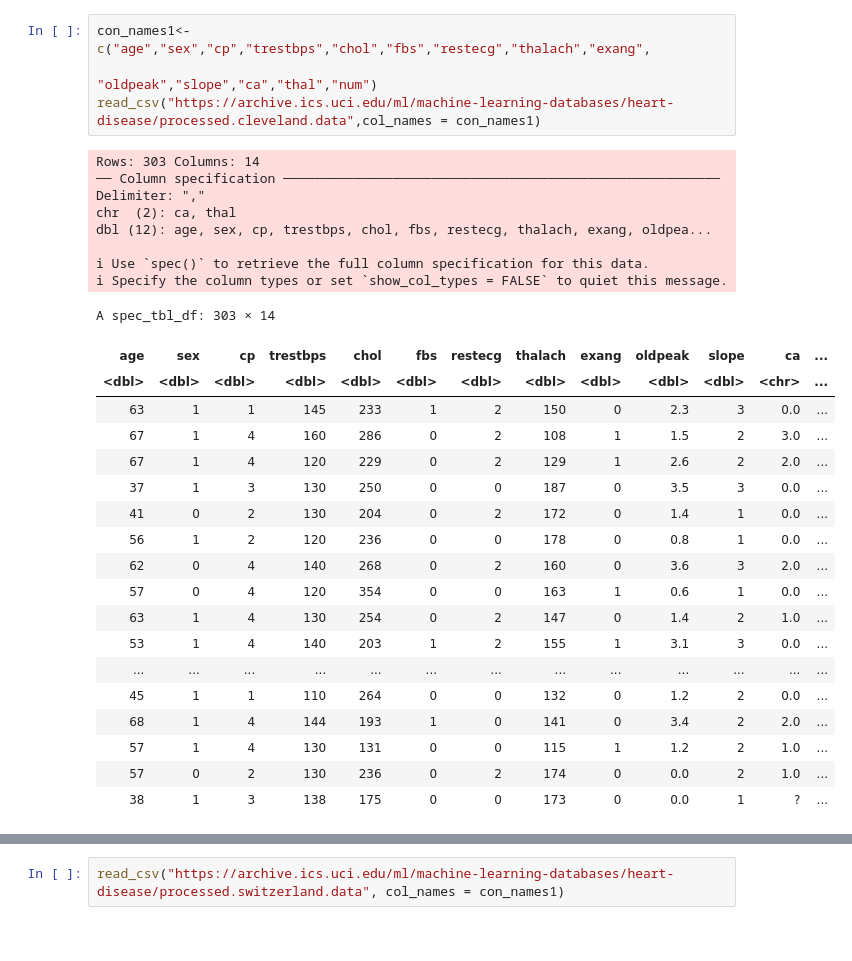
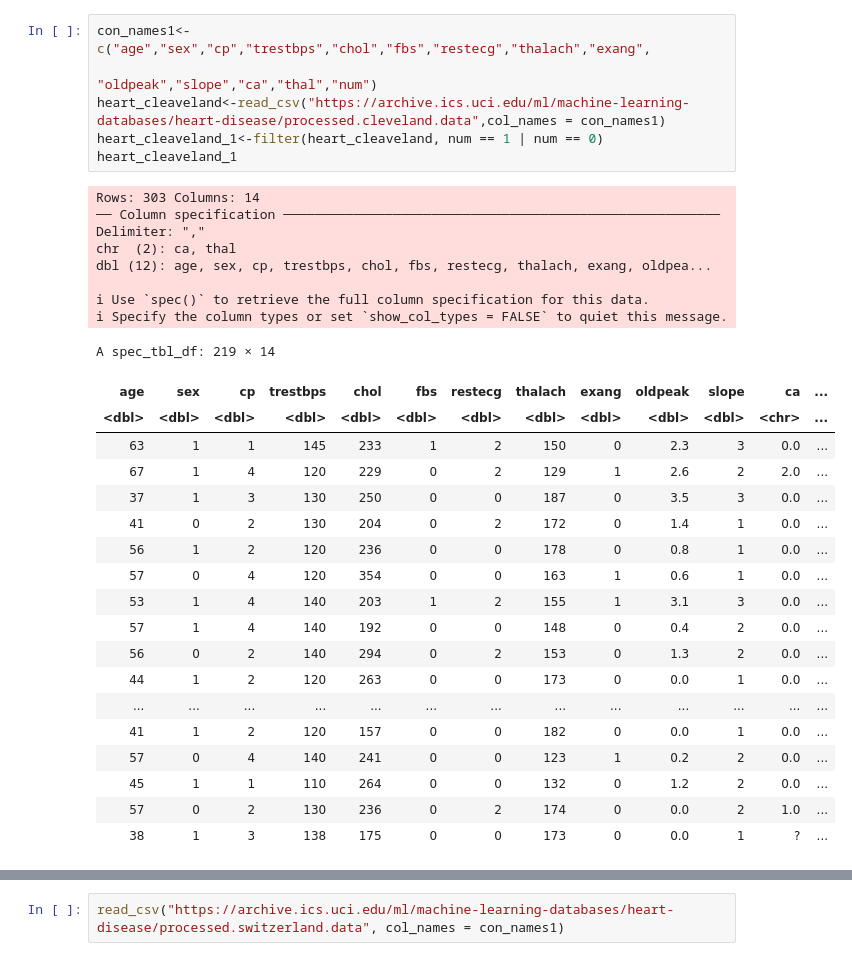
Before and after one commit to justinlook/dsci-100-2022w1-group-10, a Jupyter notebook: 4dataframes.ipynb, the cells around one changed output, grey strips where cells are left out. Cells and saved outputs as stored; diff of their text form.

```diff
--- a/4dataframes.ipynb
+++ b/4dataframes.ipynb
@@ -14,32 +22,34 @@ library(tidyverse)
 # %%
 con_names1<-c("age","sex","cp","trestbps","chol","fbs","restecg","thalach","exang",
                                                  "oldpeak","slope","ca","thal","num")
-read_csv("https://archive.ics.uci.edu/ml/machine-learning-databases/heart-disease/processed.cleveland.data",col_names = con_names1)
+heart_cleaveland<-read_csv("https://archive.ics.uci.edu/ml/machine-learning-databases/heart-disease/processed.cleveland.data",col_names = con_names1)
+heart_cleaveland_1<-filter(heart_cleaveland, num == 1 | num == 0)
+heart_cleaveland_1
 # %% [output]
 Rows: 303 Columns: 14
 ── Column specification ────────────────────────────────────────────────────────
 Delimiter: ","
 chr  (2): ca, thal
 dbl (12): age, sex, cp, trestbps, chol, fbs, restecg, thalach, exang, oldpea...
 
 ℹ Use `spec()` to retrieve the full column specification for this data.
 ℹ Specify the column types or set `show_col_types = FALSE` to quiet this message.
-A spec_tbl_df: 303 × 14
+A spec_tbl_df: 219 × 14
 | age | sex | cp | trestbps | chol | fbs | restecg | thalach | exang | oldpeak | slope | ca | ... |
 | <dbl> | <dbl> | <dbl> | <dbl> | <dbl> | <dbl> | <dbl> | <dbl> | <dbl> | <dbl> | <dbl> | <chr> | ... |
 | 63 | 1 | 1 | 145 | 233 | 1 | 2 | 150 | 0 | 2.3 | 3 | 0.0 | ... |
-| 67 | 1 | 4 | 160 | 286 | 0 | 2 | 108 | 1 | 1.5 | 2 | 3.0 | ... |
 | 67 | 1 | 4 | 120 | 229 | 0 | 2 | 129 | 1 | 2.6 | 2 | 2.0 | ... |
 | 37 | 1 | 3 | 130 | 250 | 0 | 0 | 187 | 0 | 3.5 | 3 | 0.0 | ... |
 | 41 | 0 | 2 | 130 | 204 | 0 | 2 | 172 | 0 | 1.4 | 1 | 0.0 | ... |
 | 56 | 1 | 2 | 120 | 236 | 0 | 0 | 178 | 0 | 0.8 | 1 | 0.0 | ... |
-| 62 | 0 | 4 | 140 | 268 | 0 | 2 | 160 | 0 | 3.6 | 3 | 2.0 | ... |
 | 57 | 0 | 4 | 120 | 354 | 0 | 0 | 163 | 1 | 0.6 | 1 | 0.0 | ... |
-| 63 | 1 | 4 | 130 | 254 | 0 | 2 | 147 | 0 | 1.4 | 2 | 1.0 | ... |
 | 53 | 1 | 4 | 140 | 203 | 1 | 2 | 155 | 1 | 3.1 | 3 | 0.0 | ... |
+| 57 | 1 | 4 | 140 | 192 | 0 | 0 | 148 | 0 | 0.4 | 2 | 0.0 | ... |
+| 56 | 0 | 2 | 140 | 294 | 0 | 2 | 153 | 0 | 1.3 | 2 | 0.0 | ... |
+| 44 | 1 | 2 | 120 | 263 | 0 | 0 | 173 | 0 | 0.0 | 1 | 0.0 | ... |
 | ... | ... | ... | ... | ... | ... | ... | ... | ... | ... | ... | ... | ... |
+| 41 | 1 | 2 | 120 | 157 | 0 | 0 | 182 | 0 | 0.0 | 1 | 0.0 | ... |
+| 57 | 0 | 4 | 140 | 241 | 0 | 0 | 123 | 1 | 0.2 | 2 | 0.0 | ... |
 | 45 | 1 | 1 | 110 | 264 | 0 | 0 | 132 | 0 | 1.2 | 2 | 0.0 | ... |
-| 68 | 1 | 4 | 144 | 193 | 1 | 0 | 141 | 0 | 3.4 | 2 | 2.0 | ... |
-| 57 | 1 | 4 | 130 | 131 | 0 | 0 | 115 | 1 | 1.2 | 2 | 1.0 | ... |
 | 57 | 0 | 2 | 130 | 236 | 0 | 2 | 174 | 0 | 0.0 | 2 | 1.0 | ... |
 | 38 | 1 | 3 | 138 | 175 | 0 | 0 | 173 | 0 | 0.0 | 1 | ? | ... |
```
Also changed, not shown: parts of 2 cells of this notebook.
